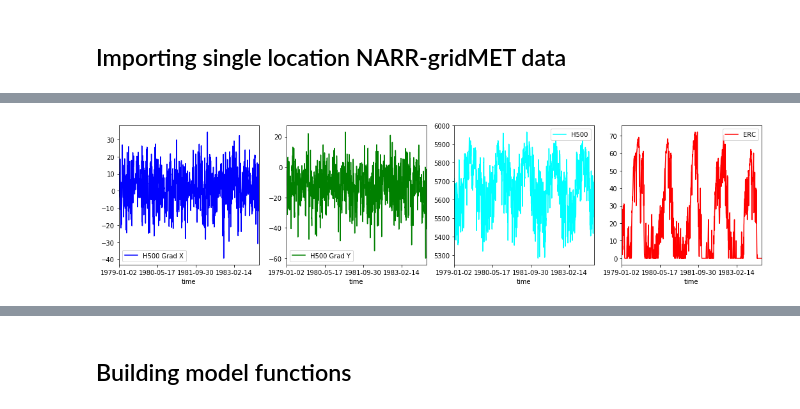
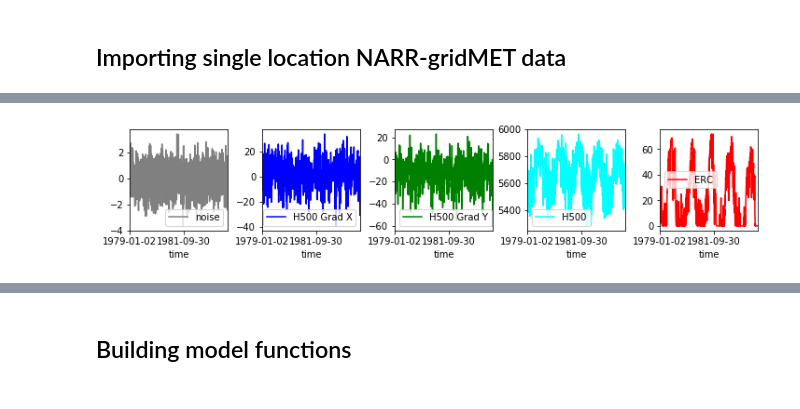
Before and after one commit to dapotter/Fire-weather, a Jupyter notebook: Python/fire_weather_rnn.ipynb, the cells around one changed output, grey strips where cells are left out. Cells and saved outputs as stored; diff of their text form; code cells hidden in the pictures.

```diff
--- a/Python/fire_weather_rnn.ipynb
+++ b/Python/fire_weather_rnn.ipynb
@@ -22,7 +26,7 @@ from keras.layers.recurrent import LSTM
 # df = get_stock_data(stock_name,0)
 # df.tail()
 
-df = pd.read_csv('/home/dp/Documents/FWP/NARR_gridMET/csv/Training/Continuous/df_NARR_gridMET_Kalmiopsis_all_years.csv', header='infer')
-display('df head:', df.head(5))
-display('df tail:', df.tail(5))
+df_narr_erc = pd.read_csv('/home/dp/Documents/FWP/NARR_gridMET/csv/Training/df_NARR_gridMET_Kalmiopsis_all_years.csv', header='infer')
+display('df_narr_erc head:', df_narr_erc.head(5))
+display('df_narr_erc tail:', df_narr_erc.tail(5))
 # %% [output]
@@ -43,10 +47,12 @@ display('df tail:', df.tail(5))
 # %%
 # Plotting ERC and H500 X gradient
-fig, (ax1, ax2, ax3, ax4) = plt.subplots(1,4, figsize=(18,4))
-df.plot(x='time', y='H500 Grad X', ax=ax1, color='blue')
-df.plot(x='time', y='H500 Grad Y', ax=ax2, color='green')
-df.plot(x='time', y='H500', ax=ax3, color='cyan')
-df.plot(x='time', y='ERC', ax=ax4, color='red')
+fig, (ax0, ax1, ax2, ax3, ax4) = plt.subplots(1,5, figsize=(11,2))
+df_narr_erc.plot(x='time', y='noise', ax=ax0, color='gray')
+df_narr_erc.plot(x='time', y='H500 Grad X', ax=ax1, color='blue')
+df_narr_erc.plot(x='time', y='H500 Grad Y', ax=ax2, color='green')
+df_narr_erc.plot(x='time', y='H500', ax=ax3, color='cyan')
+df_narr_erc.plot(x='time', y='ERC', ax=ax4, color='red')
+plt.subplots_adjust(wspace=0.35, left=0.05)
 plt.show()
 # %% [output]
-[figure, old version]
+[figure, new version]
```
Also changed, not shown: parts of 19 cells of this notebook.
